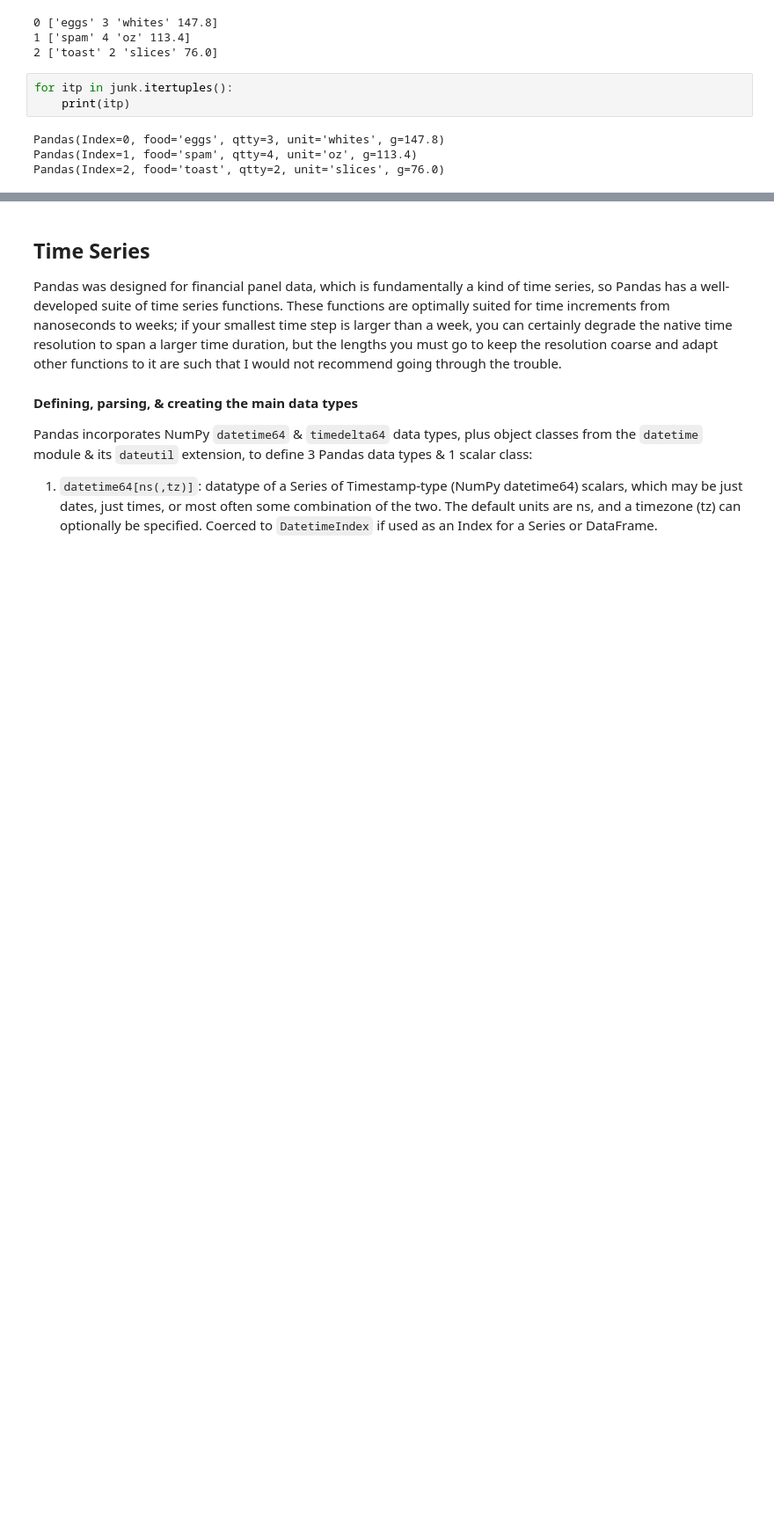
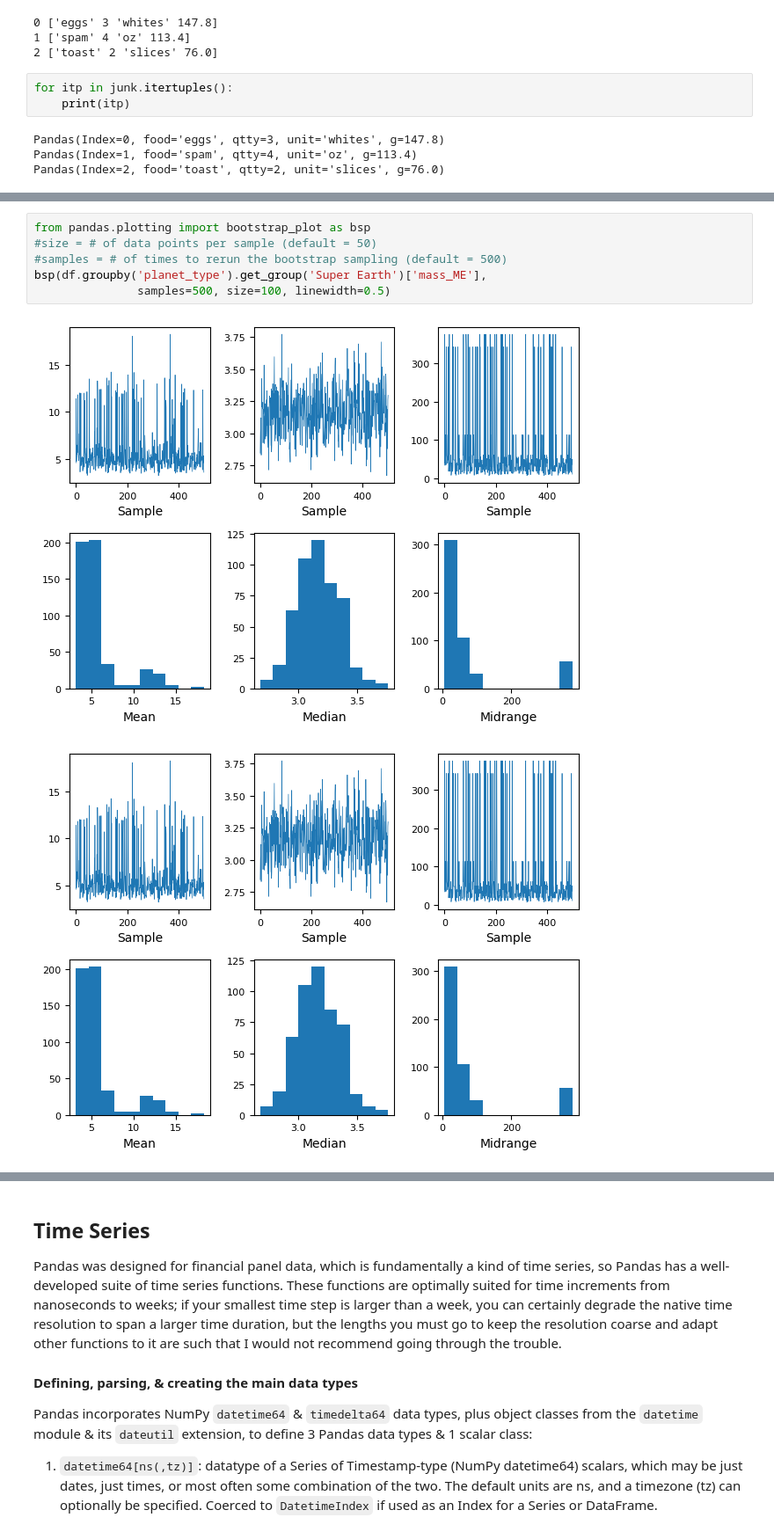
Before and after one commit to rlpitts/Intro-to-Pandas, a Jupyter notebook: PandasSBIntro.ipynb, the cells around one changed output, grey strips where cells are left out. Shown at 88% size. Saved outputs shown, nothing was run; the diff lists cells and outputs as text; blank space fills up the shorter version.

```diff
--- a/PandasSBIntro.ipynb
+++ b/PandasSBIntro.ipynb
@@ -1613,0 +1738,9 @@ Pandas(Index=2, food='toast', qtty=2, unit='slices', g=76.0)
+# %%
+from pandas.plotting import bootstrap_plot as bsp
+#size = # of data points per sample (default = 50)
+#samples = # of times to rerun the bootstrap sampling (default = 500)
+bsp(df.groupby('planet_type').get_group('Super Earth')['mass_ME'],
+               samples=500, size=100, linewidth=0.5)
+# %% [output]
+[figure, added]
+[figure, added]
```
Also changed, not shown: parts of 38 cells of this notebook, 2 other files.
